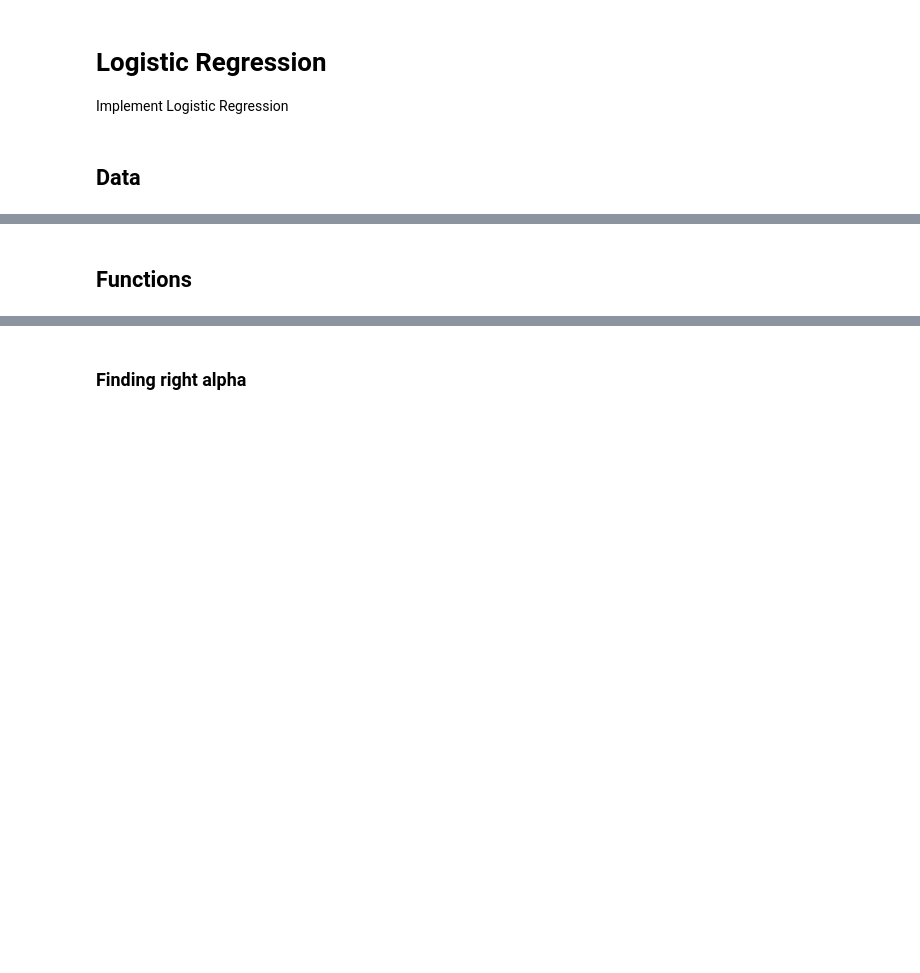
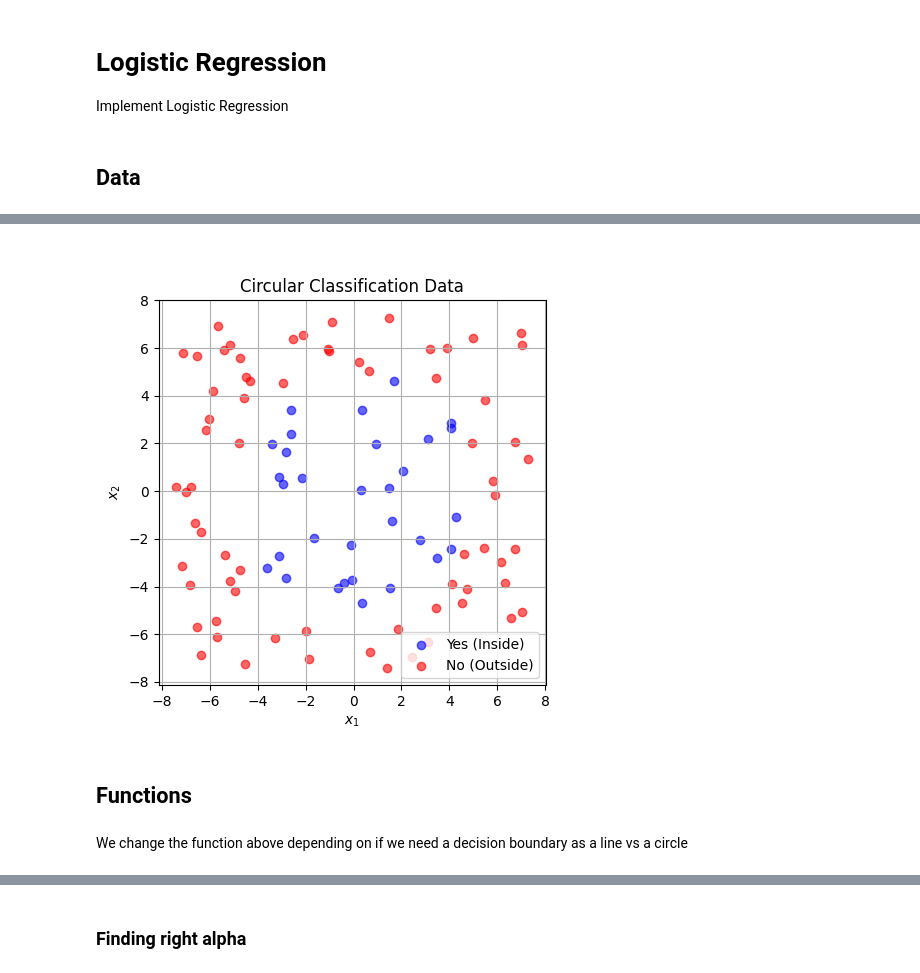
Before and after one commit to Sofia-Ortega/Machine-Learning, a Jupyter notebook: logistic-regression.ipynb, the cells around one changed output, grey strips where cells are left out. Saved outputs shown, nothing was run; the diff lists cells and outputs as text; code cells hidden in the pictures; blank space fills up the shorter version.

```diff
--- a/logistic-regression.ipynb
+++ b/logistic-regression.ipynb
@@ -57,3 +82,17 @@ plt.show()
+# %%
+# Plot the data
+plt.figure(figsize=(5,5))
+plt.scatter(x1[y_circle == 1], x2[y_circle == 1], color="blue", alpha=0.6, label="Yes (Inside)")
+plt.scatter(x1[y_circle == 0], x2[y_circle == 0], color="red", alpha=0.6, label="No (Outside)")
+plt.xlabel("$x_1$")
+plt.ylabel("$x_2$")
+plt.title("Circular Classification Data")
+plt.legend()
+plt.grid()
+plt.axis("equal")  # Keeps aspect ratio correct
+plt.show()
+# %% [output]
+[figure, added]
 # %% [markdown]
 ## Functions
 # %%
@@ -66,3 +113,5 @@ def fwb_x(x_vec: np.ndarray, w_vec : np.ndarray, b : float) -> float:
+# %% [markdown]
+We change the function above depending on if we need a decision boundary as a line vs a circle
 # %%
 def J_wb(x_vec : np.ndarray, y_vec : np.ndarray, w_vec : np.ndarray, b : float):
   m = y_vec.shape[0]
```
Also changed, not shown: parts of 41 cells of this notebook, 1 other file.
